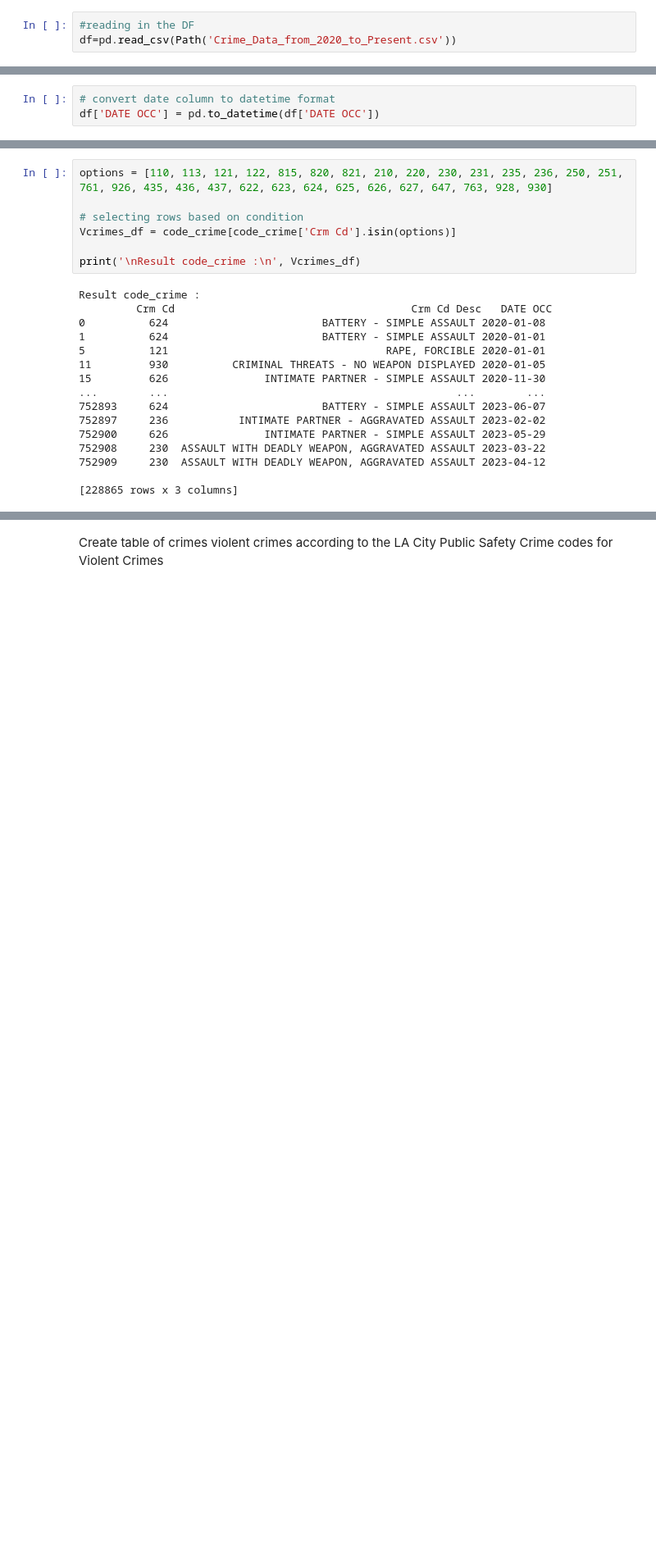
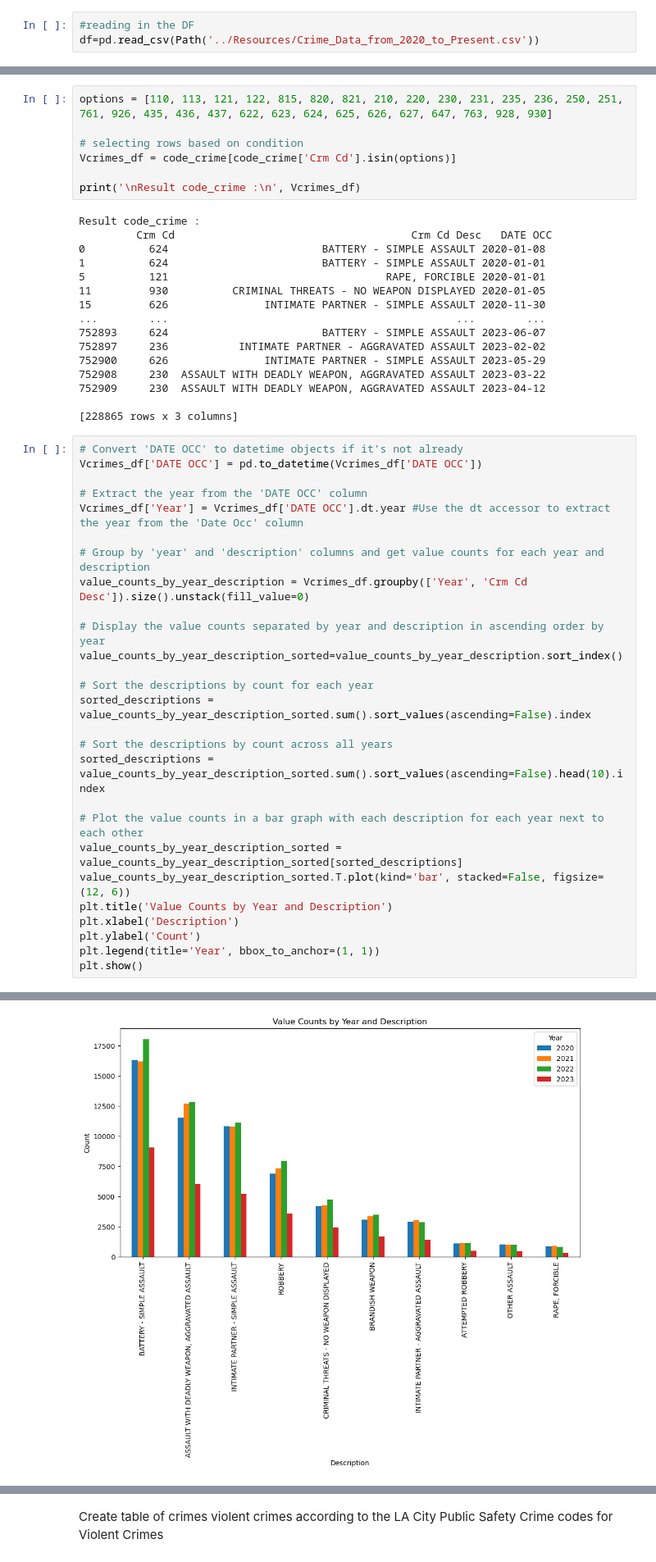
Before and after one commit to Ed-Lovera/AI-PT-Project-1, a Jupyter notebook: Philip/Crimedataframe3.ipynb, the cells around one changed output, grey strips where cells are left out. Shown at 82% size. Saved outputs shown, nothing was run; the diff lists cells and outputs as text; blank space fills up the shorter version.

```diff
--- a/Philip/Crimedataframe3.ipynb
+++ b/Philip/Crimedataframe3.ipynb
@@ -25,6 +23,6 @@ Saving Crime_Data_from_2020_to_Present.csv to Crime_Data_from_2020_to_Present.cs
 # %%
 #reading in the DF
-df=pd.read_csv(Path('Crime_Data_from_2020_to_Present.csv'))
+df=pd.read_csv(Path('../Resources/Crime_Data_from_2020_to_Present.csv'))
 # %%
 df.head()
 # %% [output]
@@ -71,6 +59,3 @@ Index(['DR_NO', 'Date Rptd', 'DATE OCC', 'TIME OCC', 'AREA', 'AREA NAME',
-# %%
-# convert date column to datetime format
-df['DATE OCC'] = pd.to_datetime(df['DATE OCC'])
 # %%
 #creating new DF only holding crime codes and thier description
 code_crime=df[["Crm Cd", "Crm Cd Desc", "DATE OCC"]]
@@ -112,3 +97,31 @@ Result code_crime :
 752909     230  ASSAULT WITH DEADLY WEAPON, AGGRAVATED ASSAULT 2023-04-12
 
 [228865 rows x 3 columns]
+# %%
+# Convert 'DATE OCC' to datetime objects if it's not already
+Vcrimes_df['DATE OCC'] = pd.to_datetime(Vcrimes_df['DATE OCC'])
+
+# Extract the year from the 'DATE OCC' column
+Vcrimes_df['Year'] = Vcrimes_df['DATE OCC'].dt.year #Use the dt accessor to extract the year from the 'Date Occ' column
+
+# Group by 'year' and 'description' columns and get value counts for each year and description
+value_counts_by_year_description = Vcrimes_df.groupby(['Year', 'Crm Cd Desc']).size().unstack(fill_value=0)
+
+# Display the value counts separated by year and description in ascending order by year
+value_counts_by_year_description_sorted=value_counts_by_year_description.sort_index()
+
+# Sort the descriptions by count for each year
+sorted_descriptions = value_counts_by_year_description_sorted.sum().sort_values(ascending=False).index
+
+# Sort the descriptions by count across all years
+sorted_descriptions = value_counts_by_year_description_sorted.sum().sort_values(ascending=False).head(10).index
+
+# Plot the value counts in a bar graph with each description for each year next to each other
+value_counts_by_year_description_sorted = value_counts_by_year_description_sorted[sorted_descriptions]
+value_counts_by_year_description_sorted.T.plot(kind='bar', stacked=False, figsize=(12, 6))
+plt.title('Value Counts by Year and Description')
+plt.xlabel('Description')
+plt.ylabel('Count')
+plt.legend(title='Year', bbox_to_anchor=(1, 1))
+plt.show()
+# %% [output]
@@ -115,3 +138,4 @@ Result code_crime :
+[figure, added]
 # %%
 # @title Distribution of Crime Codes
 
```
Also changed, not shown: parts of 39 cells of this notebook, 1 other file.
